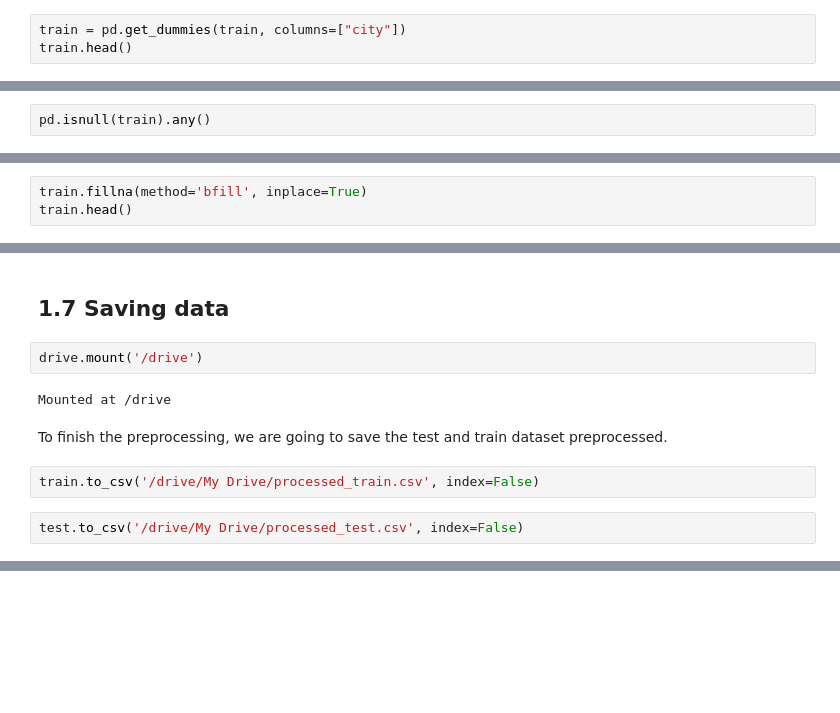
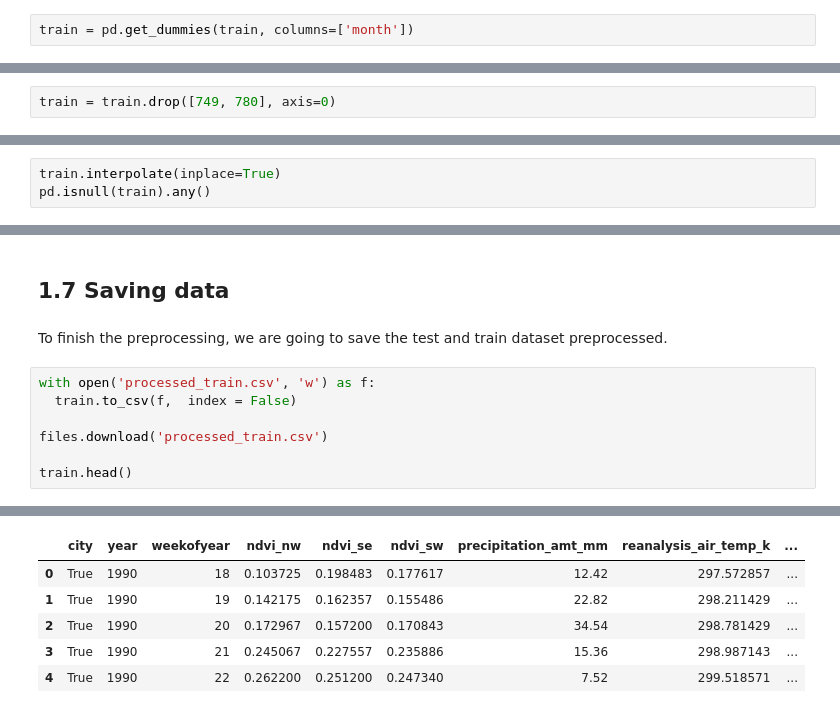
Before and after one commit to raulbs7/Machine-Learning-Techniques-Project, a Jupyter notebook: Dengue_Supervised_Project/1_Preprocessing.ipynb, the cells around one changed output, grey strips where cells are left out. Saved outputs shown, nothing was run; the diff lists cells and outputs as text; blank space fills up the shorter version.

```diff
--- a/Dengue_Supervised_Project/1_Preprocessing.ipynb
+++ b/Dengue_Supervised_Project/1_Preprocessing.ipynb
@@ -149,3 +169,2 @@ There is a column (``city``) which has categorical values with the two cities st
 # %%
-train = pd.get_dummies(train, columns=["city"])
-train.head()
+train = pd.get_dummies(train, columns=['month'])
@@ -173,3 +181,5 @@ Also, we don't considerate neccesary to make a discretization with the values of
+# %%
+train = train.drop([749, 780], axis=0)
 # %% [markdown]
 ## 1.5 Null values treatment
 # %% [markdown]
@@ -177,3 +229,4 @@ Next, checking if there is any value that it is not registered or not inserted,
 # %%
+train.interpolate(inplace=True)
 pd.isnull(train).any()
 # %% [output]
@@ -219,3 +270,0 @@ Since we saw that the first entry has null values, we use ``bfill``. This method
-# %%
-train.fillna(method='bfill', inplace=True)
-train.head()
@@ -239,12 +271,12 @@ test.head()
 # %% [markdown]
 ## 1.7 Saving data
-# %%
-drive.mount('/drive')
-# %% [output]
-Mounted at /drive
 # %% [markdown]
 To finish the preprocessing, we are going to save the test and train dataset preprocessed.
-# %%
-train.to_csv('/drive/My Drive/processed_train.csv', index=False)
-# %%
-test.to_csv('/drive/My Drive/processed_test.csv', index=False)
+# %%
+with open('processed_train.csv', 'w') as f:
+  train.to_csv(f,  index = False)
+
+files.download('processed_train.csv')
+
+train.head()
+# %% [output]
@@ -250,0 +285,6 @@ test.to_csv('/drive/My Drive/processed_test.csv', index=False)
+|  | city | year | weekofyear | ndvi_nw | ndvi_se | ndvi_sw | precipitation_amt_mm | reanalysis_air_temp_k | ... |
+| 0 | True | 1990 | 18 | 0.103725 | 0.198483 | 0.177617 | 12.42 | 297.572857 | ... |
+| 1 | True | 1990 | 19 | 0.142175 | 0.162357 | 0.155486 | 22.82 | 298.211429 | ... |
+| 2 | True | 1990 | 20 | 0.172967 | 0.157200 | 0.170843 | 34.54 | 298.781429 | ... |
+| 3 | True | 1990 | 21 | 0.245067 | 0.227557 | 0.235886 | 15.36 | 298.987143 | ... |
+| 4 | True | 1990 | 22 | 0.262200 | 0.251200 | 0.247340 | 7.52 | 299.518571 | ... |
```
Also changed, not shown: parts of 22 cells of this notebook.
